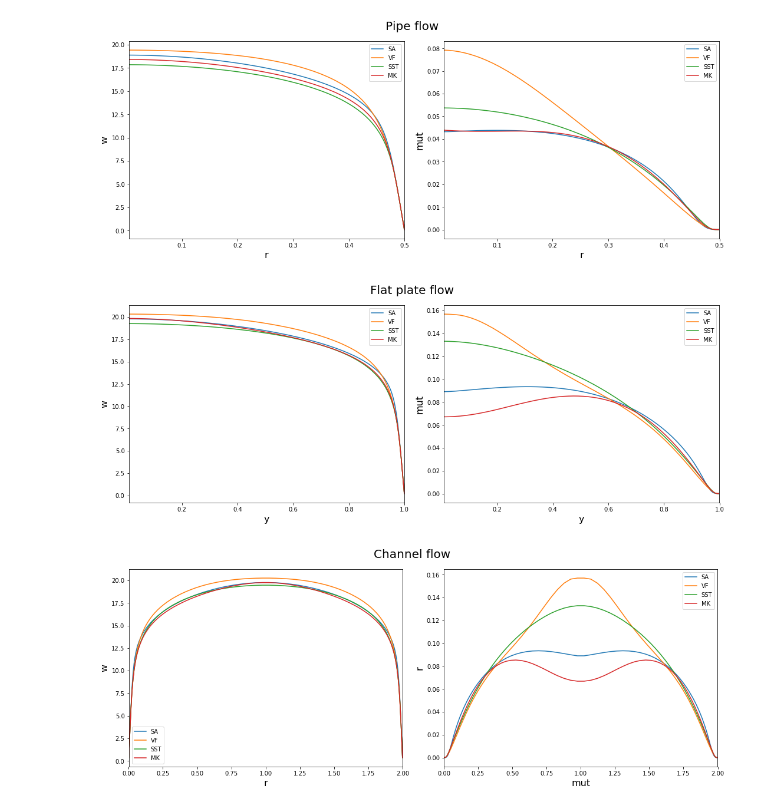
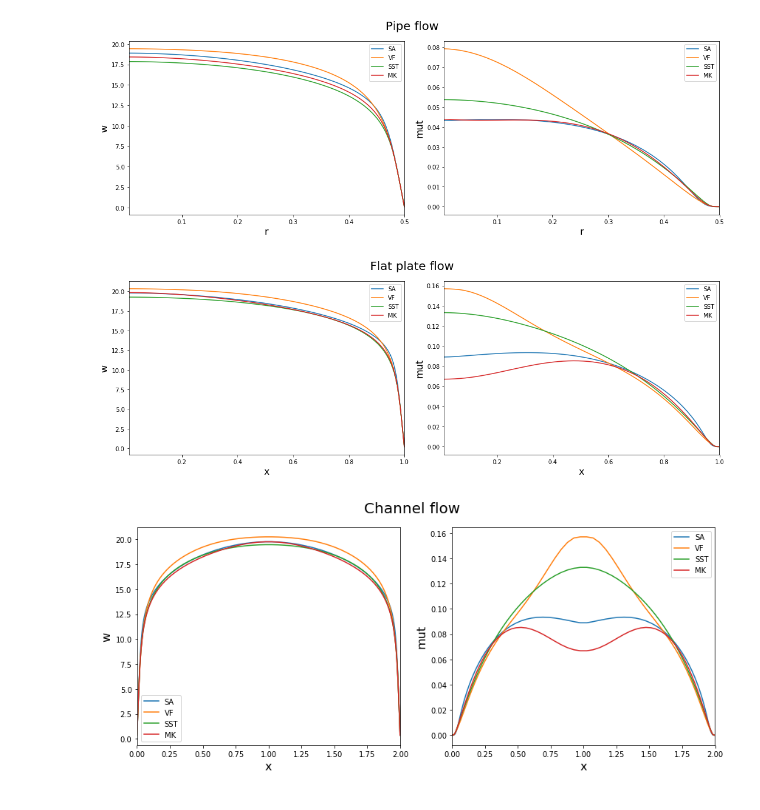
Before and after one commit to Fluid-Dynamics-Of-Energy-Systems-Team/RANS_pipe, a Jupyter notebook: notebooks/Validation.ipynb, the cells around one changed output. Cells and saved outputs as stored; diff of their text form; code cells hidden in the pictures.

```diff
--- a/notebooks/Validation.ipynb
+++ b/notebooks/Validation.ipynb
@@ -14,44 +14,44 @@ dfs_pipe = [ pd.read_fwf(os.path.join(pipe_res,'Inflow_'+t+'.csv')) for t in tur
 dfs_chan = [ pd.read_fwf(os.path.join(chan_res,'Inflow_'+t+'.csv')) for t in turbmodels]
 dfs_bl   = [ pd.read_fwf(os.path.join(bl_res  ,'Inflow_'+t+'.csv')) for t in turbmodels]
 # %%
-fig,(ax1,ax2) =plt.subplots(1,2, figsize=(15,5.5))
+fig,(ax1,ax2) =plt.subplots(1,2, figsize=(12,5.5))
 for i,df in enumerate(dfs_pipe):
     df.plot('y','w',ax=ax1, label=turbmodels[i])
     df.plot('y','mut',ax=ax2, label=turbmodels[i])
 ax1.set_xlabel("r",  fontsize=16)
 ax1.set_ylabel("w",  fontsize=16)
 ax2.set_xlabel("r",  fontsize=16)
 ax2.set_ylabel("mut",fontsize=16)
-fig.tight_layout()
-fig.suptitle('Pipe flow', y=1.05, fontsize=20)
+fig.tight_layout(rect=[0.,0.,1.0, 0.9]),
+fig.suptitle('Pipe flow', y=0.95, fontsize=20)
 fig.savefig("pipe.png")
 # %% [output]
-[figure, old version]
+[figure, new version]
 # %%
-fig,(ax1,ax2) =plt.subplots(1,2, figsize=(15,5.5))
+fig,(ax1,ax2) =plt.subplots(1,2, figsize=(12.,5.5))
 for i,df in enumerate(dfs_bl):
     df.plot('y','w',ax=ax1, label=turbmodels[i])
     df.plot('y','mut',ax=ax2, label=turbmodels[i])
-ax1.set_xlabel("y",  fontsize=16)
+ax1.set_xlabel("x",  fontsize=16)
 ax1.set_ylabel("w",  fontsize=16)
-ax2.set_xlabel("y",  fontsize=16)
+ax2.set_xlabel("x",  fontsize=16)
 ax2.set_ylabel("mut",fontsize=16)
-fig.tight_layout()
-fig.suptitle('Flat plate flow', y=1.05, fontsize=20)
+fig.tight_layout(rect=[0.,0.,1.0, 0.9]),
+fig.suptitle('Flat plate flow', y=0.95, fontsize=20)
 fig.savefig("bl.png")
 # %% [output]
-[figure, old version]
+[figure, new version]
 # %%
-fig,(ax1,ax2) =plt.subplots(1,2, figsize=(15,5.5))
+fig,(ax1,ax2) =plt.subplots(1,2, figsize=(12.,5.5))
 for i,df in enumerate(dfs_chan):
     df.plot('y','w',ax=ax1, label=turbmodels[i])
     df.plot('y','mut',ax=ax2, label=turbmodels[i])
 ax1.set_xlabel("x",  fontsize=16)
 ax1.set_ylabel("w",  fontsize=16)
-ax2.set_ylabel("x",  fontsize=16)
-ax2.set_xlabel("mut",fontsize=16)
-fig.tight_layout()
-fig.suptitle('Channel flow', y=1.05, fontsize=20)
+ax2.set_xlabel("x",  fontsize=16)
+ax2.set_ylabel("mut",fontsize=16)
+fig.tight_layout(rect=[0.,0.,1.0, 0.9]),
+fig.suptitle('Channel flow', y=0.95, fontsize=20)
 fig.savefig("channel.png")
 # %% [output]
-[figure, old version]
+[figure, new version]
```
Also changed, not shown: 3 other files.
